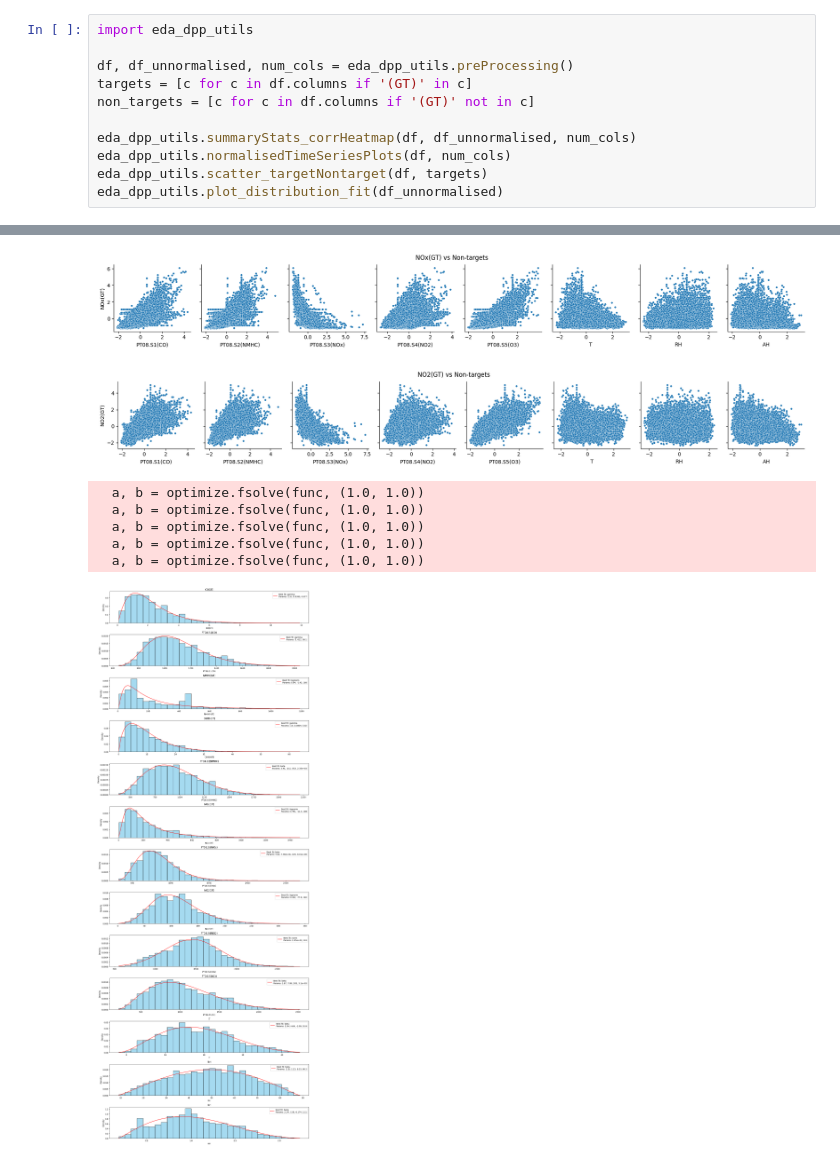
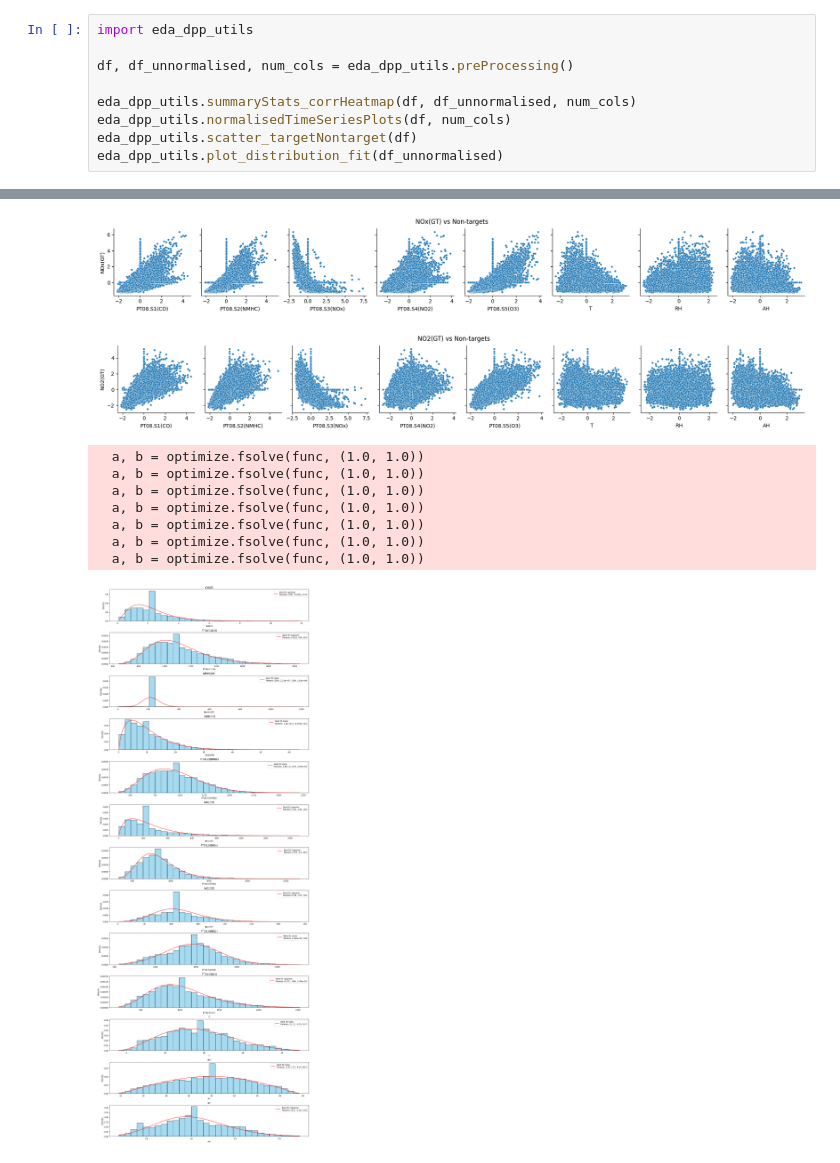
Before and after one commit to twelevenee/forecasting_air_pollution, a Jupyter notebook: eda_dpp_shardul.ipynb, the cells around one changed output, grey strips where cells are left out. Drawn from its saved outputs; the diff is of its cells as text.

Commit message:
removed PCA, and modified utils

```diff
--- a/eda_dpp_shardul.ipynb
+++ b/eda_dpp_shardul.ipynb
@@ -2,12 +2,10 @@
 import eda_dpp_utils
 
 df, df_unnormalised, num_cols = eda_dpp_utils.preProcessing()
-targets = [c for c in df.columns if '(GT)' in c]
-non_targets = [c for c in df.columns if '(GT)' not in c]
 
 eda_dpp_utils.summaryStats_corrHeatmap(df, df_unnormalised, num_cols)
 eda_dpp_utils.normalisedTimeSeriesPlots(df, num_cols)
-eda_dpp_utils.scatter_targetNontarget(df, targets)
+eda_dpp_utils.scatter_targetNontarget(df)
 eda_dpp_utils.plot_distribution_fit(df_unnormalised)
 # %% [output]
 +---------------+---------+-----------+----------+----------+-----------+-----------+-----------+----------+
@@ -33,9 +31,11 @@ eda_dpp_utils.plot_distribution_fit(df_unnormalised)
 [figure]
-[figure, old version]
+[figure, new version]
-[figure, old version]
+[figure, new version]
   a, b = optimize.fsolve(func, (1.0, 1.0))
   a, b = optimize.fsolve(func, (1.0, 1.0))
   a, b = optimize.fsolve(func, (1.0, 1.0))
   a, b = optimize.fsolve(func, (1.0, 1.0))
   a, b = optimize.fsolve(func, (1.0, 1.0))
+  a, b = optimize.fsolve(func, (1.0, 1.0))
+  a, b = optimize.fsolve(func, (1.0, 1.0))
-[figure, old version]
+[figure, new version]
```
Also changed, not shown: parts of 1 cell of this notebook, 3 other files.
